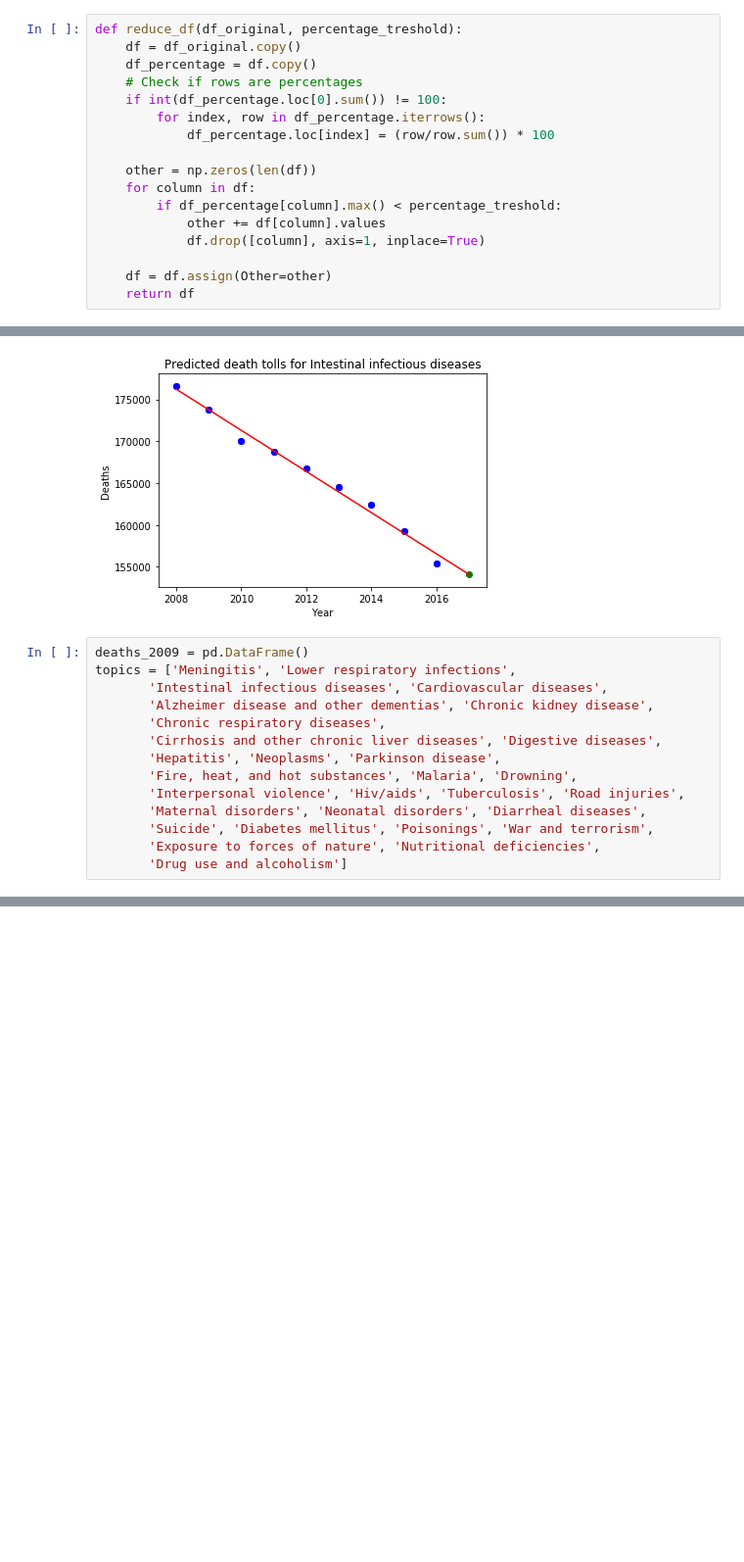
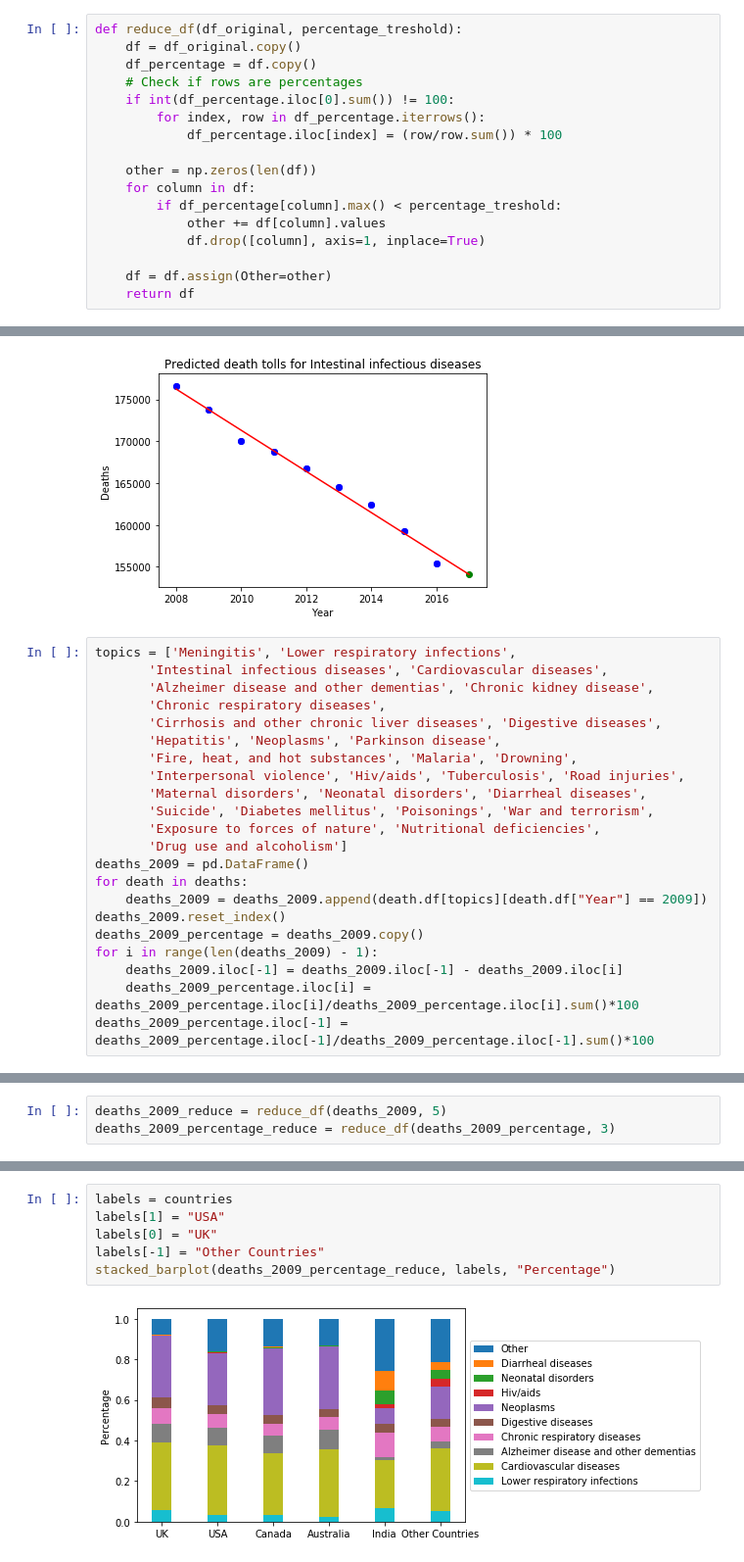
Before and after one commit to epfl-ada/ada-2021-project-hoja, a Jupyter notebook: country_comparison.ipynb, the cells around one changed output, grey strips where cells are left out. Shown at 98% size. Saved outputs shown, nothing was run; the diff lists cells and outputs as text; blank space fills up the shorter version.

Commit message:
'Also_real_deaths'

```diff
--- a/country_comparison.ipynb
+++ b/country_comparison.ipynb
@@ -104,9 +104,9 @@ def reduce_df(df_original, percentage_treshold):
     df = df_original.copy()
     df_percentage = df.copy()
     # Check if rows are percentages
-    if int(df_percentage.loc[0].sum()) != 100:
+    if int(df_percentage.iloc[0].sum()) != 100:
         for index, row in df_percentage.iterrows():
-            df_percentage.loc[index] = (row/row.sum()) * 100
+            df_percentage.iloc[index] = (row/row.sum()) * 100
 
     other = np.zeros(len(df))
     for column in df:
@@ -174,7 +174,6 @@ for country in countries:
 [figure]
 [figure]
 # %%
-deaths_2009 = pd.DataFrame()
 topics = ['Meningitis', 'Lower respiratory infections',
        'Intestinal infectious diseases', 'Cardiovascular diseases',
        'Alzheimer disease and other dementias', 'Chronic kidney disease',
@@ -187,3 +186,12 @@ topics = ['Meningitis', 'Lower respiratory infections',
        'Suicide', 'Diabetes mellitus', 'Poisonings', 'War and terrorism',
        'Exposure to forces of nature', 'Nutritional deficiencies',
        'Drug use and alcoholism']
+deaths_2009 = pd.DataFrame()
+for death in deaths:
+    deaths_2009 = deaths_2009.append(death.df[topics][death.df["Year"] == 2009])
+deaths_2009.reset_index()
+deaths_2009_percentage = deaths_2009.copy()
+for i in range(len(deaths_2009) - 1):
+    deaths_2009.iloc[-1] = deaths_2009.iloc[-1] - deaths_2009.iloc[i]
+    deaths_2009_percentage.iloc[i] = deaths_2009_percentage.iloc[i]/deaths_2009_percentage.iloc[i].sum()*100
+deaths_2009_percentage.iloc[-1] = deaths_2009_percentage.iloc[-1]/deaths_2009_percentage.iloc[-1].sum()*100
@@ -191,0 +198,3 @@ NameError: name 'topics' is not defined
+# %%
+deaths_2009_reduce = reduce_df(deaths_2009, 5)
+deaths_2009_percentage_reduce = reduce_df(deaths_2009_percentage, 3)
@@ -191,0 +211,8 @@ NameError: name 'topics' is not defined
+# %%
+labels = countries
+labels[1] = "USA"
+labels[0] = "UK"
+labels[-1] = "Other Countries"
+stacked_barplot(deaths_2009_percentage_reduce, labels, "Percentage")
+# %% [output]
+[figure, added]
```
Also changed, not shown: parts of 2 cells of this notebook.
